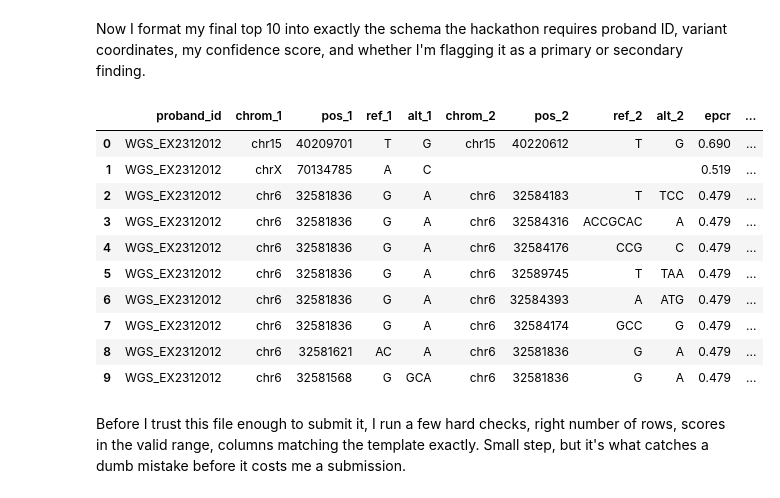
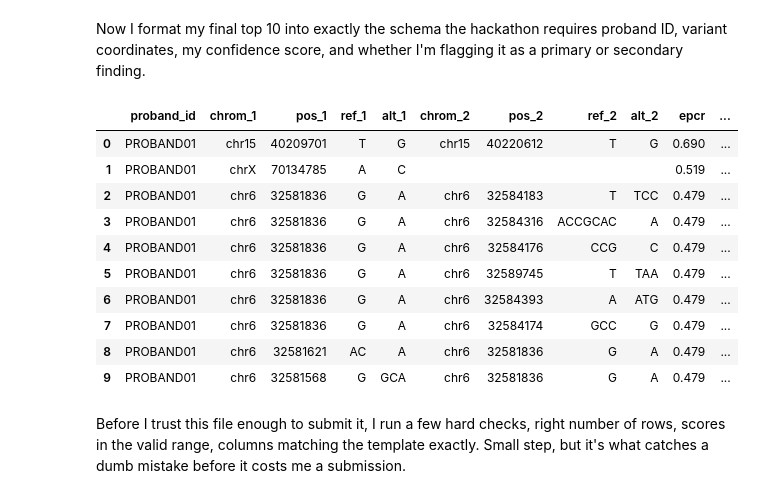
Before and after one commit to victoriariosvzz2/Rare-Disease-MVA-Hackathon-2026, a Jupyter notebook: track1_variant_prediction/notebooks/track1_final_submission_pipeline.ipynb, the cells around one changed output. Drawn from its saved outputs; the diff is of its cells as text; code cells hidden in the pictures.

Commit message:
Fixed the proband_id of the ranked variants submission file

```diff
--- a/track1_variant_prediction/notebooks/track1_final_submission_pipeline.ipynb
+++ b/track1_variant_prediction/notebooks/track1_final_submission_pipeline.ipynb
@@ -1075,38 +1075,39 @@ Now I format my final top 10 into exactly the schema the hackathon requires prob
 # %%
 
 # ── Cell 21: Assemble the top 10 (by LLM rank) into the exact required schema ──
 final_rows = []
 for i, row in llm_reranked_df.head(10).iterrows():
     rows = row["variant_rows"]
     r1 = rows[0]
     r2 = rows[1] if len(rows) > 1 else None
     finding_type = row["llm_finding_type"]
     note = (f"Gene: {row['gene']} | model: {row['inheritance_model']} | "
             f"ACMG(approx)={row['acmg_summary']} | LLM rationale: {row['llm_rationale']}")
     final_rows.append({
-        "proband_id": PROBAND_ID,
+        "proband_id": "PROBAND01",   # <-- CHANGED: portal requires this exact literal value,
+                                       #     not the VCF sample name (WGS_EX2312012)
         "chrom_1": f"chr{r1['chrom']}", "pos_1": r1["pos"], "ref_1": r1["ref"], "alt_1": r1["alt"],
         "chrom_2": f"chr{r2['chrom']}" if r2 is not None else "",
         "pos_2": r2["pos"] if r2 is not None else "",
         "ref_2": r2["ref"] if r2 is not None else "",
         "alt_2": r2["alt"] if r2 is not None else "",
         "epcr": row["refined_epcr"], "finding_type": finding_type, "notes": note,
     })
 
 submission_df = pd.DataFrame(final_rows)
 submission_df
 # %% [output]
 |  | proband_id | chrom_1 | pos_1 | ref_1 | alt_1 | chrom_2 | pos_2 | ref_2 | alt_2 | epcr | ... |
-| 0 | WGS_EX2312012 | chr15 | 40209701 | T | G | chr15 | 40220612 | T | G | 0.690 | ... |
-| 1 | WGS_EX2312012 | chrX | 70134785 | A | C |  |  |  |  | 0.519 | ... |
-| 2 | WGS_EX2312012 | chr6 | 32581836 | G | A | chr6 | 32584183 | T | TCC | 0.479 | ... |
-| 3 | WGS_EX2312012 | chr6 | 32581836 | G | A | chr6 | 32584316 | ACCGCAC | A | 0.479 | ... |
-| 4 | WGS_EX2312012 | chr6 | 32581836 | G | A | chr6 | 32584176 | CCG | C | 0.479 | ... |
-| 5 | WGS_EX2312012 | chr6 | 32581836 | G | A | chr6 | 32589745 | T | TAA | 0.479 | ... |
-| 6 | WGS_EX2312012 | chr6 | 32581836 | G | A | chr6 | 32584393 | A | ATG | 0.479 | ... |
-| 7 | WGS_EX2312012 | chr6 | 32581836 | G | A | chr6 | 32584174 | GCC | G | 0.479 | ... |
-| 8 | WGS_EX2312012 | chr6 | 32581621 | AC | A | chr6 | 32581836 | G | A | 0.479 | ... |
-| 9 | WGS_EX2312012 | chr6 | 32581568 | G | GCA | chr6 | 32581836 | G | A | 0.479 | ... |
+| 0 | PROBAND01 | chr15 | 40209701 | T | G | chr15 | 40220612 | T | G | 0.690 | ... |
+| 1 | PROBAND01 | chrX | 70134785 | A | C |  |  |  |  | 0.519 | ... |
+| 2 | PROBAND01 | chr6 | 32581836 | G | A | chr6 | 32584183 | T | TCC | 0.479 | ... |
+| 3 | PROBAND01 | chr6 | 32581836 | G | A | chr6 | 32584316 | ACCGCAC | A | 0.479 | ... |
+| 4 | PROBAND01 | chr6 | 32581836 | G | A | chr6 | 32584176 | CCG | C | 0.479 | ... |
+| 5 | PROBAND01 | chr6 | 32581836 | G | A | chr6 | 32589745 | T | TAA | 0.479 | ... |
+| 6 | PROBAND01 | chr6 | 32581836 | G | A | chr6 | 32584393 | A | ATG | 0.479 | ... |
+| 7 | PROBAND01 | chr6 | 32581836 | G | A | chr6 | 32584174 | GCC | G | 0.479 | ... |
+| 8 | PROBAND01 | chr6 | 32581621 | AC | A | chr6 | 32581836 | G | A | 0.479 | ... |
+| 9 | PROBAND01 | chr6 | 32581568 | G | GCA | chr6 | 32581836 | G | A | 0.479 | ... |
 # %% [markdown]
 Before I trust this file enough to submit it, I run a few hard checks, right number of rows, scores in the valid range, columns matching the template exactly. Small step, but it's what catches a dumb mistake before it costs me a submission.
 # %%
```
Also changed, not shown: parts of 1 cell of this notebook.
